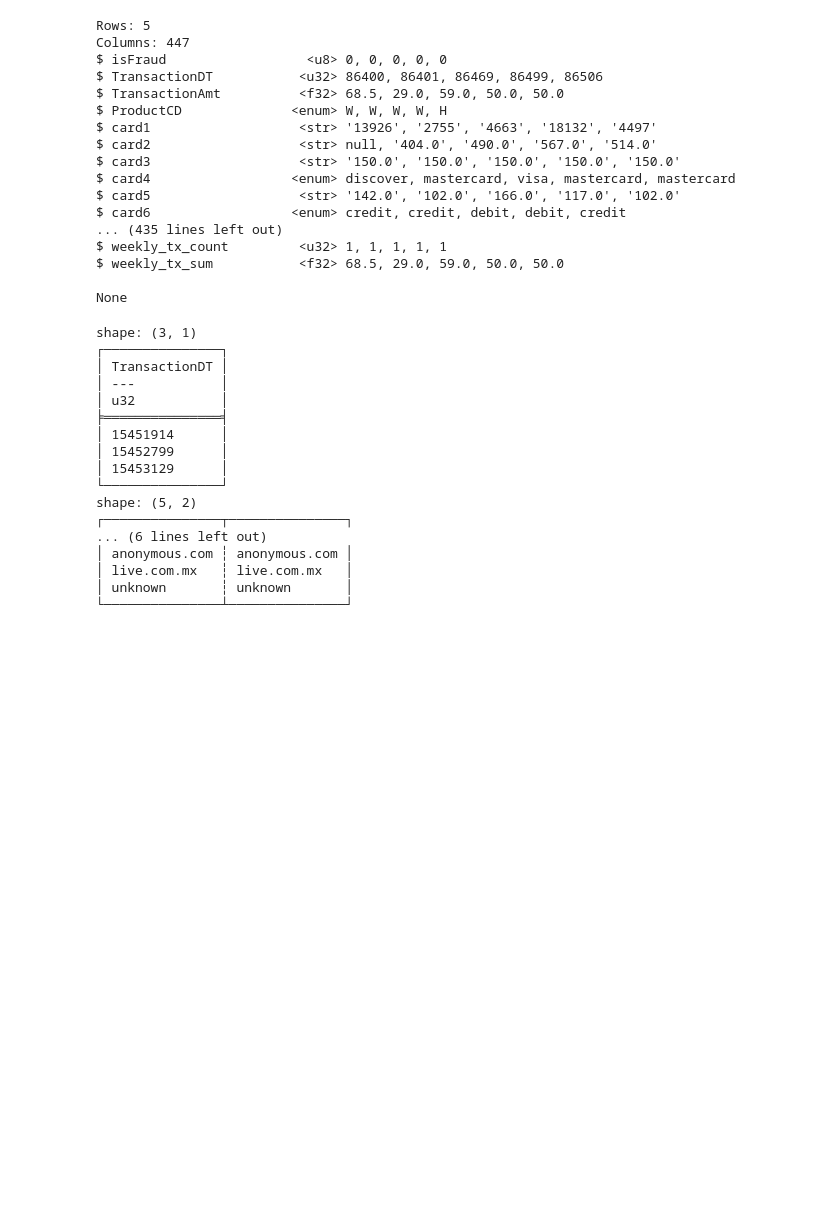
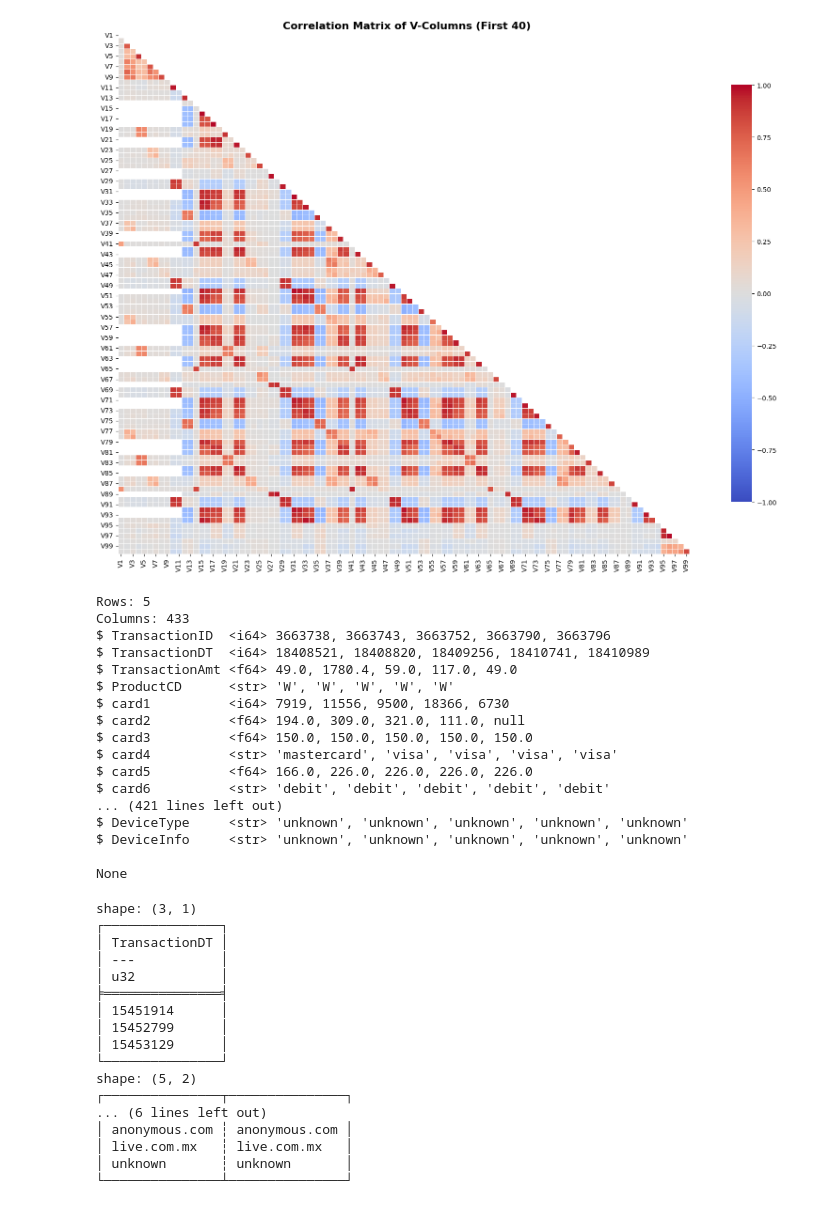
Before and after one commit to MerouaneELH/Fraud-Detection-MLops-project, a Jupyter notebook: NoteBooks/Data_Processing.ipynb, the cells around one changed output. Cells and saved outputs as stored; diff of their text form; code cells hidden in the pictures; blank space fills up the shorter version.

```diff
--- a/NoteBooks/Data_Processing.ipynb
+++ b/NoteBooks/Data_Processing.ipynb
@@ -99,22 +111,54 @@ df_test.sink_parquet("../Data/Processed/test_ready.parquet")
+# %%
+# 1. Select the subset
+v_cols = [col for col in df_train.columns if col.startswith("V")][:100]
+
+# 2. Convert to Pandas FIRST, then calculate the correlation.
+# Pandas handles the missing V-column data gracefully via pairwise deletion.
+corr_pd = df_train.select(v_cols).to_pandas().corr()
+
+# 3. Create the mask to hide the upper triangle
+mask = np.triu(np.ones_like(corr_pd, dtype=bool))
+
+# 4. Plot
+plt.figure(figsize=(16, 12))
+sns.heatmap(
+    corr_pd,
+    mask=mask,
+    cmap="coolwarm",
+    annot=False,
+    vmin=-1, vmax=1,
+    linewidths=0.5,
+    cbar_kws={"shrink": .8}
+)
+
+plt.title("Correlation Matrix of V-Columns (First 40)", fontsize=16, fontweight="bold")
+plt.xticks(rotation=90)
+plt.yticks(rotation=0)
+plt.tight_layout()
+plt.show()
+# %% [output]
+[figure, added]
 # %%
-df = pl.read_parquet("../Data/Processed/train_ready.parquet")
+df = pl.read_parquet("../Data/Raw/Test.parquet")
+df = df.with_columns(cs.string().fill_null("unknown"))
+
 print(df.head(5).glimpse())
 # %% [output]
 Rows: 5
-Columns: 447
-$ isFraud                  <u8> 0, 0, 0, 0, 0
-$ TransactionDT           <u32> 86400, 86401, 86469, 86499, 86506
-$ TransactionAmt          <f32> 68.5, 29.0, 59.0, 50.0, 50.0
-$ ProductCD              <enum> W, W, W, W, H
-$ card1                   <str> '13926', '2755', '4663', '18132', '4497'
-$ card2                   <str> null, '404.0', '490.0', '567.0', '514.0'
-$ card3                   <str> '150.0', '150.0', '150.0', '150.0', '150.0'
-$ card4                  <enum> discover, mastercard, visa, mastercard, mastercard
-$ card5                   <str> '142.0', '102.0', '166.0', '117.0', '102.0'
-$ card6                  <enum> credit, credit, debit, debit, credit
-... (435 lines left out)
-$ weekly_tx_count         <u32> 1, 1, 1, 1, 1
-$ weekly_tx_sum           <f32> 68.5, 29.0, 59.0, 50.0, 50.0
+Columns: 433
+$ TransactionID  <i64> 3663738, 3663743, 3663752, 3663790, 3663796
+$ TransactionDT  <i64> 18408521, 18408820, 18409256, 18410741, 18410989
+$ TransactionAmt <f64> 49.0, 1780.4, 59.0, 117.0, 49.0
+$ ProductCD      <str> 'W', 'W', 'W', 'W', 'W'
+$ card1          <i64> 7919, 11556, 9500, 18366, 6730
+$ card2          <f64> 194.0, 309.0, 321.0, 111.0, null
+$ card3          <f64> 150.0, 150.0, 150.0, 150.0, 150.0
+$ card4          <str> 'mastercard', 'visa', 'visa', 'visa', 'visa'
+$ card5          <f64> 166.0, 226.0, 226.0, 226.0, 226.0
+$ card6          <str> 'debit', 'debit', 'debit', 'debit', 'debit'
+... (421 lines left out)
+$ DeviceType     <str> 'unknown', 'unknown', 'unknown', 'unknown', 'unknown'
+$ DeviceInfo     <str> 'unknown', 'unknown', 'unknown', 'unknown', 'unknown'
 
 None
 # %%
```
Also changed, not shown: parts of 17 cells of this notebook, 15 other files.
